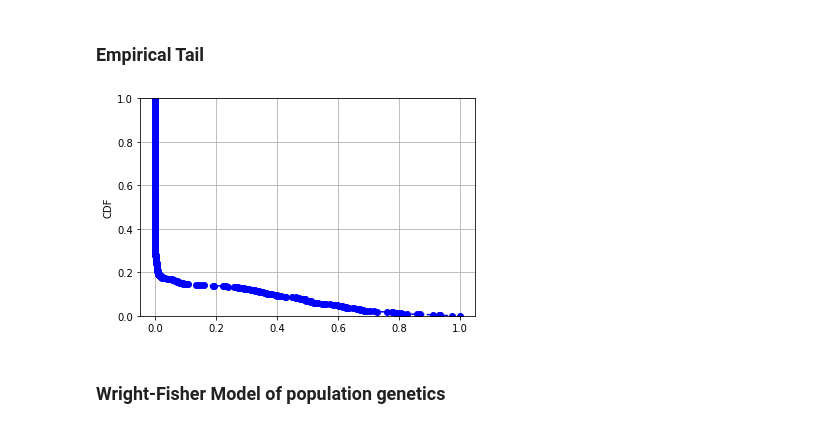
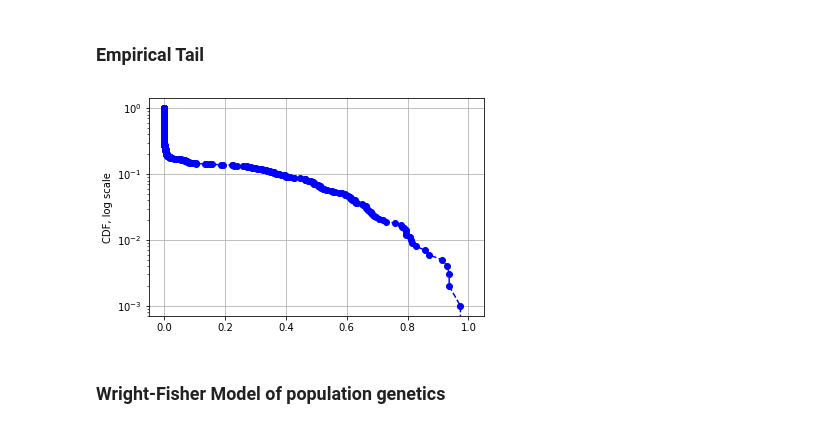
Before and after one commit to mmmmdonuts/Networks-and-Random-Processes, a Jupyter notebook: Support Class 2.ipynb, the cells around one changed output. Drawn from its saved outputs; the diff is of its cells as text; code cells hidden in the pictures.

Commit message:
with log scale

```diff
--- a/Support Class 2.ipynb
+++ b/Support Class 2.ipynb
@@ -86,18 +86,17 @@ def one_cdf(data):
 
     # Find the cdf
     cdf = np.cumsum(counts)
-
-    # Plot the cdf
-    plt.plot(bin_edges[0:-1], np.ones(len(cdf))-cdf,linestyle='--', marker="o", color='b')
-    plt.ylim((0,1))
-    plt.ylabel("CDF")
-    plt.grid(True)
-
-    plt.show()
+    return bin_edges[0:-1], np.ones(len(cdf))-cdf
+ # Plot the cdf
-# %%
-one_cdf(Z)
-# %% [output]
-[figure, removed]
+# %%
+bins, zz = one_cdf(Z)
+plt.plot(bins, zz,linestyle='--', marker="o", color='b')
+plt.yscale('log')
+# plt.xscale('log')
+plt.ylabel("CDF, log scale")
+plt.grid(True)
+# %% [output]
+[figure, added]
 # %% [markdown]
 ### Wright-Fisher Model of population genetics
 # %% [markdown]
```
Also changed, not shown: 1 other file.
